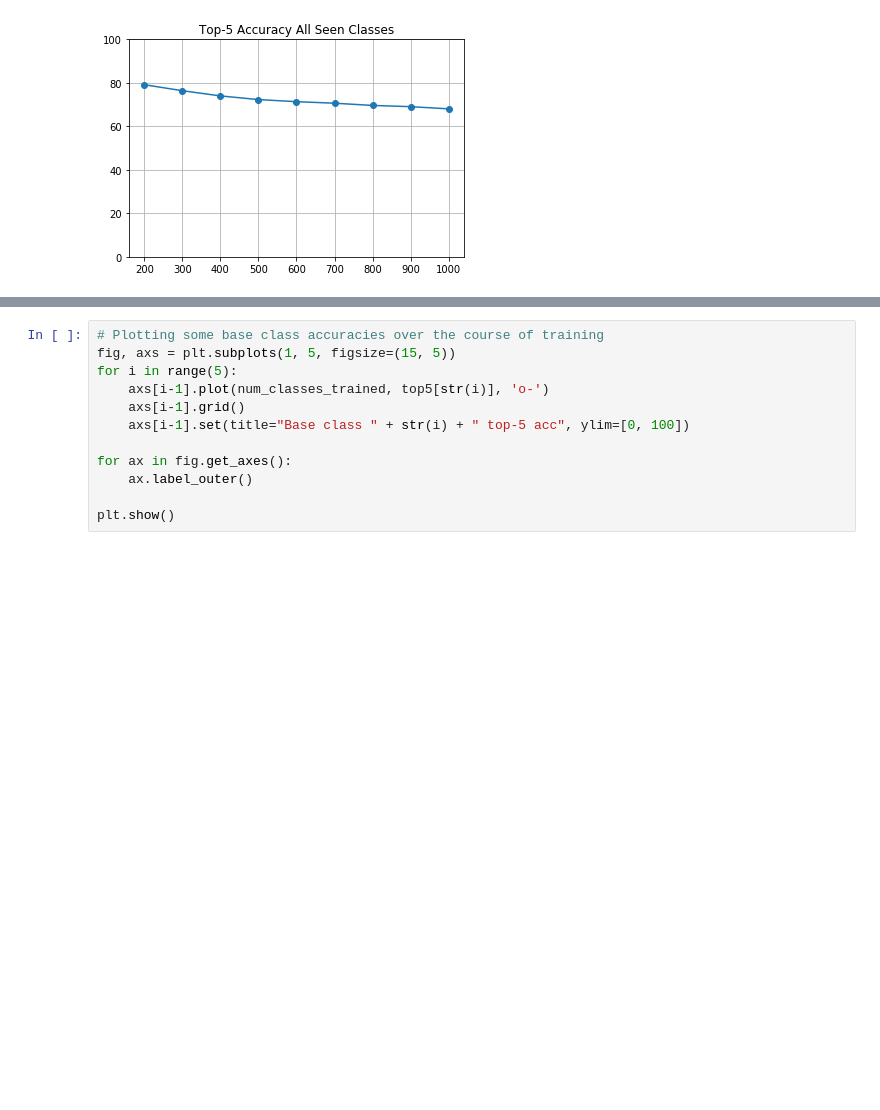
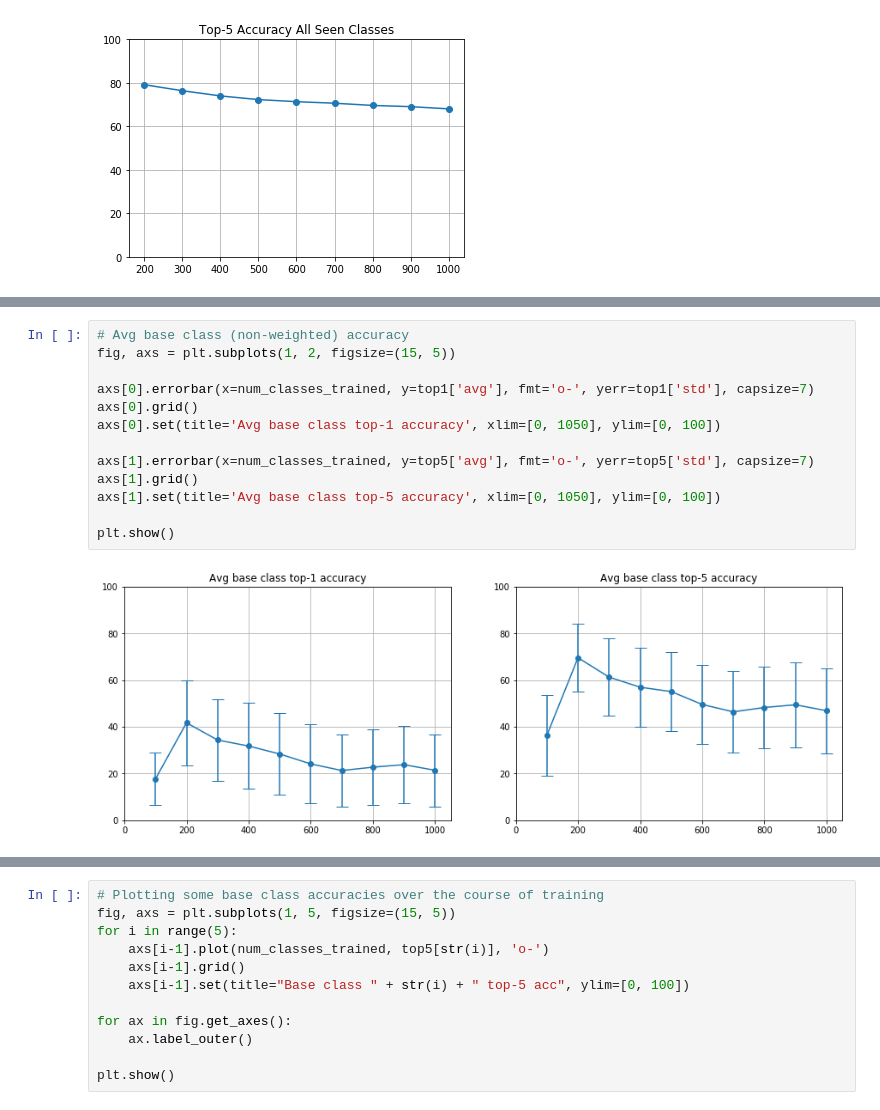
Before and after one commit to lukerbs/REMIND, a Jupyter notebook: image_classification_experiments/model_eval.ipynb, the cells around one changed output, grey strips where cells are left out. Cells and saved outputs as stored; diff of their text form; blank space fills up the shorter version.

Commit message:
add scatter plots

```diff
--- a/image_classification_experiments/model_eval.ipynb
+++ b/image_classification_experiments/model_eval.ipynb
@@ -84,0 +118,15 @@ plt.show()
+# %%
+# Avg base class (non-weighted) accuracy
+fig, axs = plt.subplots(1, 2, figsize=(15, 5))
+
+axs[0].errorbar(x=num_classes_trained, y=top1['avg'], fmt='o-', yerr=top1['std'], capsize=7)
+axs[0].grid()
+axs[0].set(title='Avg base class top-1 accuracy', xlim=[0, 1050], ylim=[0, 100])
+
+axs[1].errorbar(x=num_classes_trained, y=top5['avg'], fmt='o-', yerr=top5['std'], capsize=7)
+axs[1].grid()
+axs[1].set(title='Avg base class top-5 accuracy', xlim=[0, 1050], ylim=[0, 100])
+
+plt.show()
+# %% [output]
+[figure, added]
```
Also changed, not shown: parts of 4 cells of this notebook.
